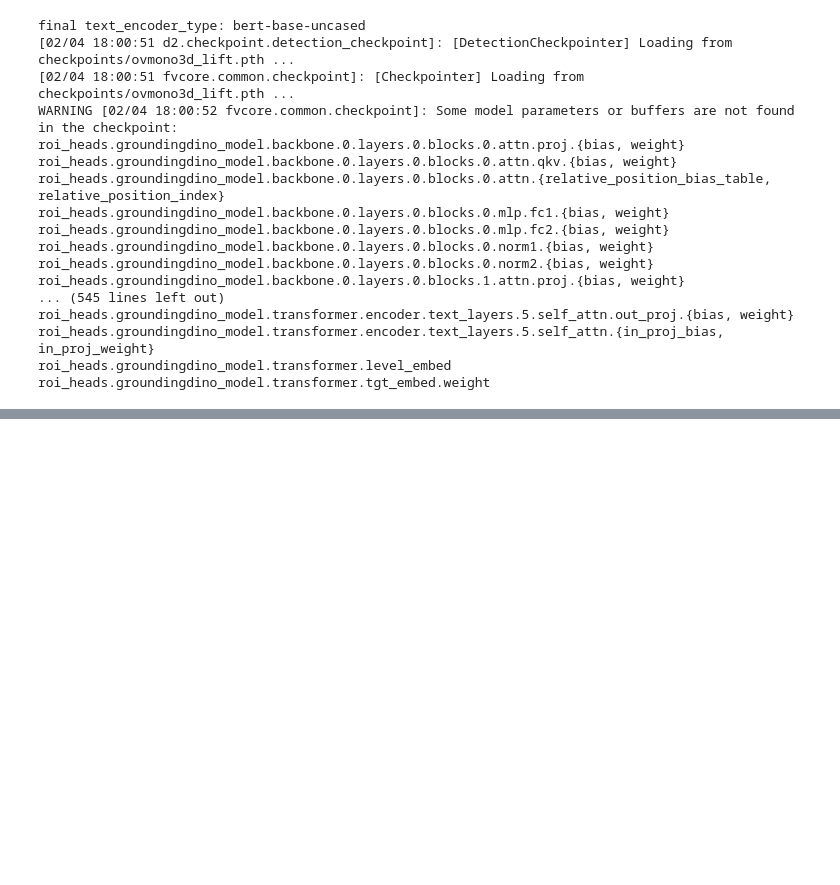
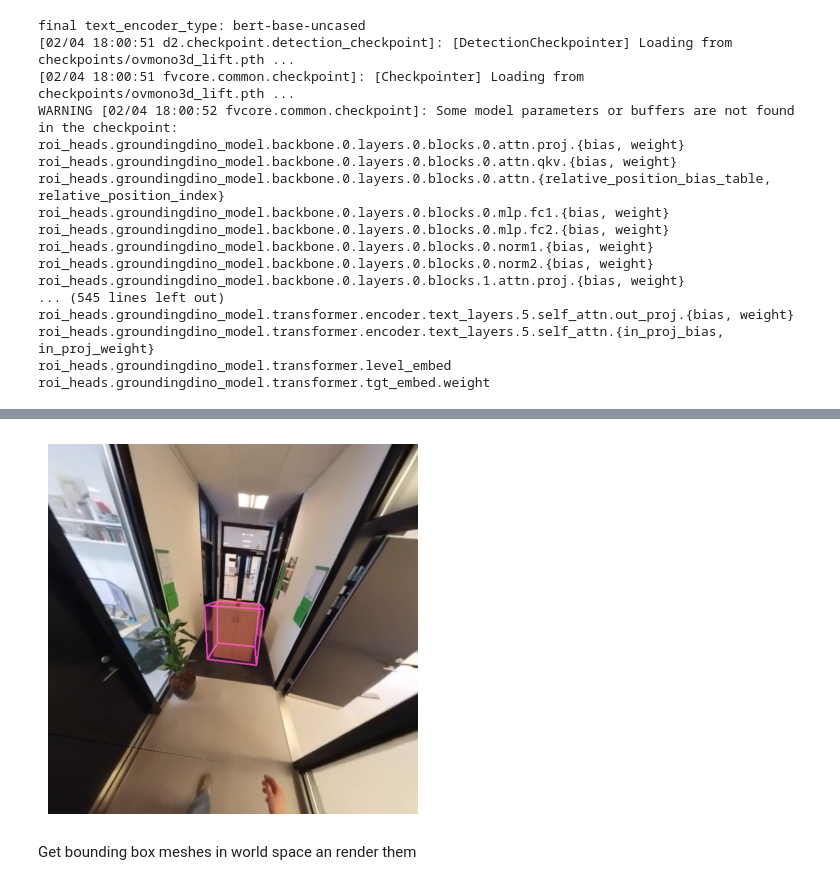
Before and after one commit to ruetzmax/instruct360, a Jupyter notebook: track_single_image_single_object.ipynb, the cells around one changed output, grey strips where cells are left out. Cells and saved outputs as stored; diff of their text form; code cells hidden in the pictures; blank space fills up the shorter version.

```diff
--- a/track_single_image_single_object.ipynb
+++ b/track_single_image_single_object.ipynb
@@ -195,0 +196,2 @@ roi_heads.groundingdino_model.transformer.tgt_embed.weight
+# %%
+bb_centers, bb_dimensions, bb_poses = get_3d_bounding_boxes(image_chunks[0], object_class, threshold=0.4)
@@ -195,0 +209,7 @@ roi_heads.groundingdino_model.transformer.tgt_embed.weight
+# %%
+image_with_3d_boxes = draw_3d_bounding_boxes(image_chunks[0], bb_centers, bb_dimensions, bb_poses)
+display_image(image_with_3d_boxes)
+# %% [output]
+[figure, added]
+# %% [markdown]
+Get bounding box meshes in world space an render them
```
Also changed, not shown: parts of 14 cells of this notebook, 4 other files.
